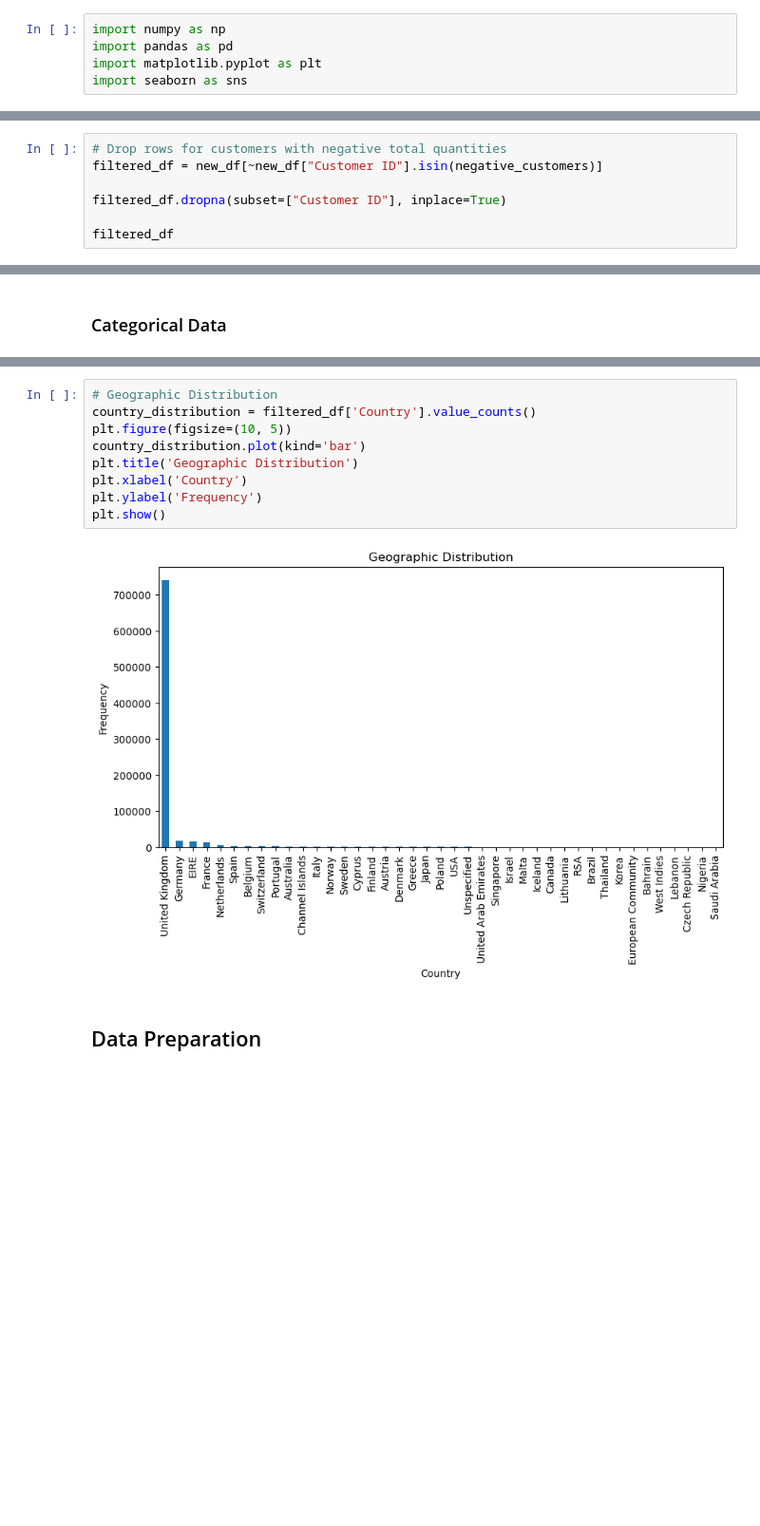
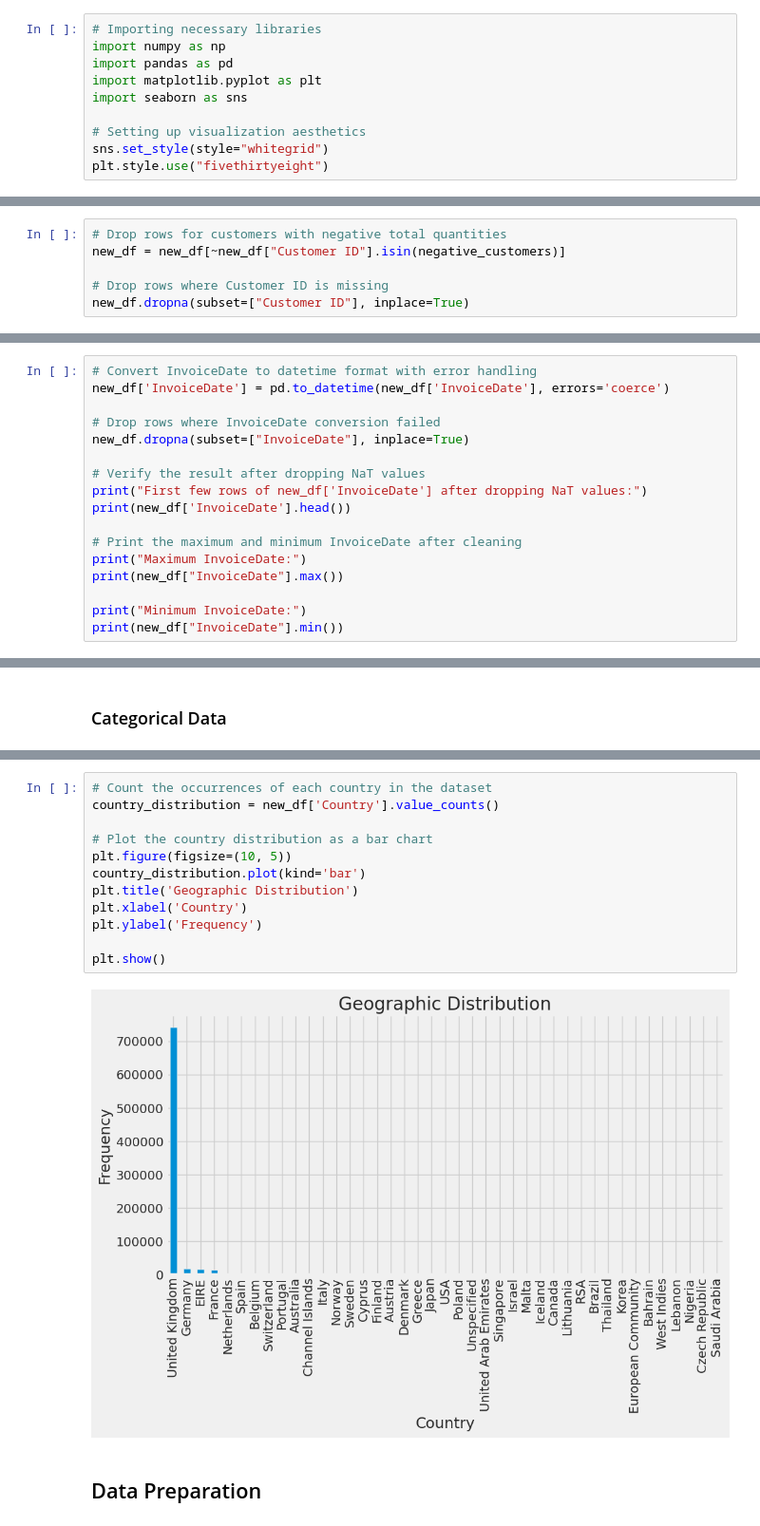
Before and after one commit to AndreaLolli2912/Artificial-Intelligence-for-Communication-and-Marketing, a Jupyter notebook: project-1/main.ipynb, the cells around one changed output, grey strips where cells are left out. Shown at 95% size. Saved outputs shown, nothing was run; the diff lists cells and outputs as text; blank space fills up the shorter version.

```diff
--- a/project-1/main.ipynb
+++ b/project-1/main.ipynb
@@ -44,7 +44,12 @@ This Online Retail II data set contains all the transactions occurring for a UK-
 | **CustomerID**   | Customer number. Nominal. A 5-digit integral number uniquely assigned to each customer. |
 | **Country**      | Country name. Nominal. The name of the country where a customer resides. |
 # %%
+# Importing necessary libraries
 import numpy as np
 import pandas as pd
 import matplotlib.pyplot as plt
 import seaborn as sns
+
+# Setting up visualization aesthetics
+sns.set_style(style="whitegrid")
+plt.style.use("fivethirtyeight")
@@ -221,7 +226,6 @@ True
 # %%
 # Drop rows for customers with negative total quantities
-filtered_df = new_df[~new_df["Customer ID"].isin(negative_customers)]
+new_df = new_df[~new_df["Customer ID"].isin(negative_customers)]
 
-filtered_df.dropna(subset=["Customer ID"], inplace=True)
-
-filtered_df
+# Drop rows where Customer ID is missing
+new_df.dropna(subset=["Customer ID"], inplace=True)
@@ -256,0 +234,17 @@ print(filtered_df["InvoiceDate"].min())
+# %%
+# Convert InvoiceDate to datetime format with error handling
+new_df['InvoiceDate'] = pd.to_datetime(new_df['InvoiceDate'], errors='coerce')
+
+# Drop rows where InvoiceDate conversion failed
+new_df.dropna(subset=["InvoiceDate"], inplace=True)
+
+# Verify the result after dropping NaT values
+print("First few rows of new_df['InvoiceDate'] after dropping NaT values:")
+print(new_df['InvoiceDate'].head())
+
+# Print the maximum and minimum InvoiceDate after cleaning
+print("Maximum InvoiceDate:")
+print(new_df["InvoiceDate"].max())
+
+print("Minimum InvoiceDate:")
+print(new_df["InvoiceDate"].min())
@@ -352,13 +330,16 @@ filtered_df[CATEGORICAL_FEATURES].head()
 # %%
-# Geographic Distribution
-country_distribution = filtered_df['Country'].value_counts()
+# Count the occurrences of each country in the dataset
+country_distribution = new_df['Country'].value_counts()
+
+# Plot the country distribution as a bar chart
 plt.figure(figsize=(10, 5))
 country_distribution.plot(kind='bar')
 plt.title('Geographic Distribution')
 plt.xlabel('Country')
 plt.ylabel('Frequency')
+
 plt.show()
 # %% [output]
-[figure, old version]
+[figure, new version]
 # %% [markdown]
 ## Data Preparation
```
Also changed, not shown: parts of 38 cells of this notebook.
